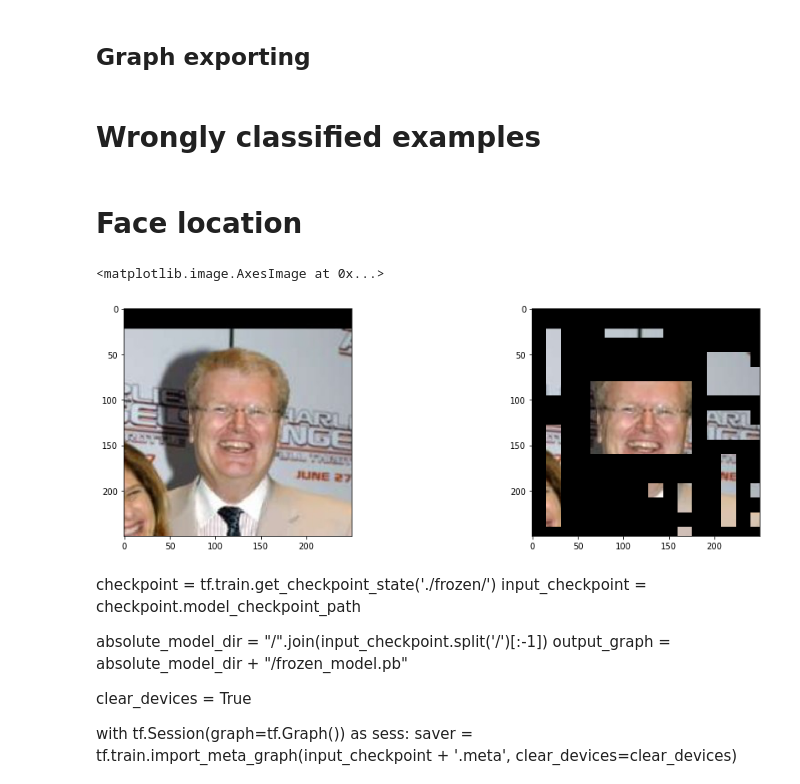
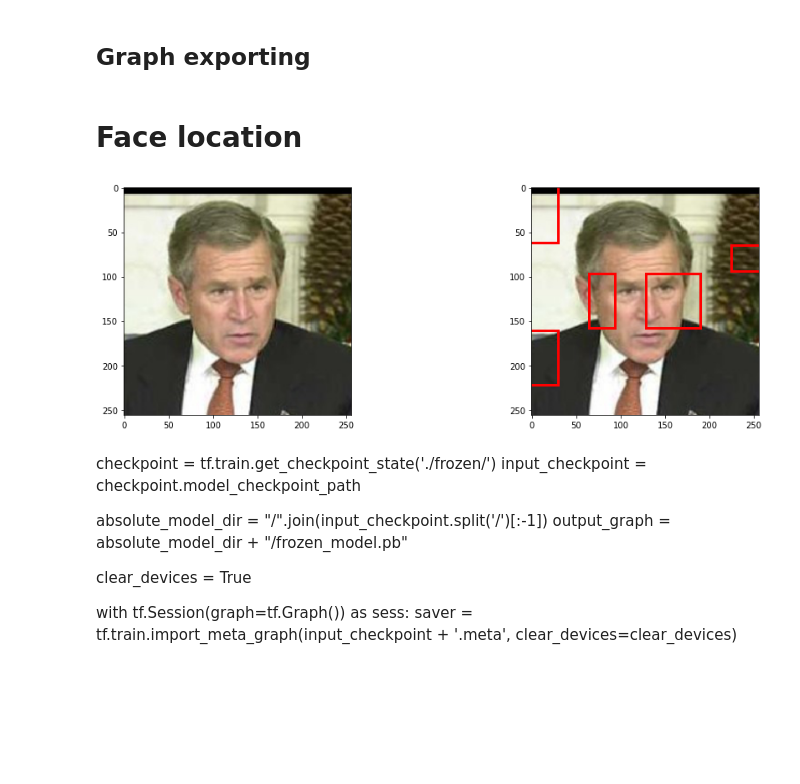
Before and after one commit to aweas/NotFace, a Jupyter notebook: face_extraction.ipynb, the cells around one changed output. Cells and saved outputs as stored; diff of their text form; code cells hidden in the pictures; blank space fills up the shorter version.

```diff
--- a/face_extraction.ipynb
+++ b/face_extraction.ipynb
@@ -28,7 +29,7 @@ class FaceFinder:
 
         self._split_pic_into_frames(size=patch_size)
         self._run_predictions()
-        # self._rectangify_patches()
+        self._rectangify_patches()
         return self._gray_out()
 
     def _split_pic_into_frames(self, size, stride=1):
@@ -311,5 +336,3 @@ writer.close()
 
 # conf = confusion_matrix(y, predictions)
 # print(conf)
-# %% [markdown]
-# Wrongly classified examples
@@ -323,16 +340,16 @@ for i, j, k in zip(predictions, y, X):
 # Face location
 # %%
 facefinder = FaceFinder()
-img, img_orig = facefinder.process_photo('lfw/Howard_Stringer/Howard_Stringer_0001.jpg', patch_size=32)
+img, img_orig = facefinder.process_photo('George_W_Bush/George_W_Bush_0143.jpg', patch_size=32)
 
 plt.figure(figsize=(16, 5))
 plt.subplot(121)
 plt.imshow(img_orig)
 plt.subplot(122)
 plt.imshow(img)
+plt.show()
 # %% [output]
-<matplotlib.image.AxesImage at 0x...>
-[figure, old version]
+[figure, new version]
 # %%
 def freeze_session(session, keep_var_names=None, output_names=None, clear_devices=True):
     from tensorflow.python.framework.graph_util import convert_variables_to_constants
```
Also changed, not shown: parts of 8 cells of this notebook.
